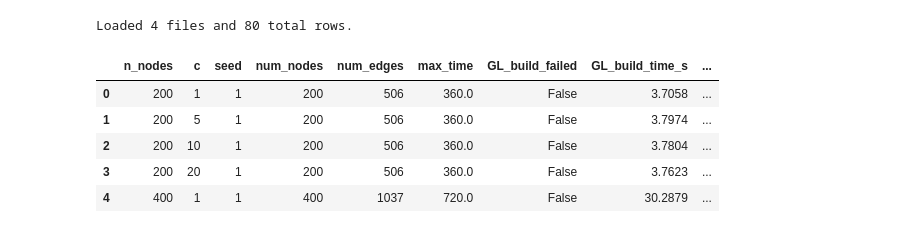
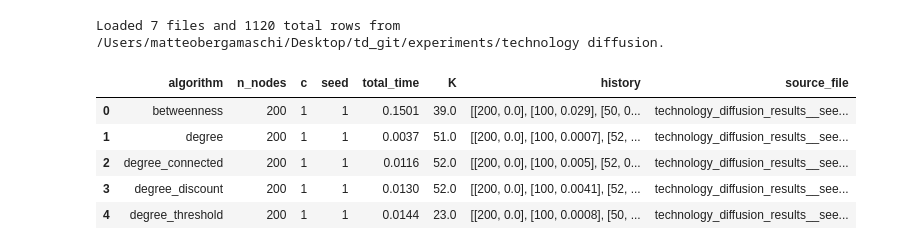
Before and after one commit to Berga53/Technology-Diffusion, a Jupyter notebook: notebooks/results.ipynb, the cells around one changed output. Saved outputs shown, nothing was run; the diff lists cells and outputs as text; code cells hidden in the pictures.

```diff
--- a/notebooks/results.ipynb
+++ b/notebooks/results.ipynb
@@ -23,28 +25,40 @@ figures_dir.mkdir(parents=True, exist_ok=True)
 # %%
 project_root = Path.cwd()
 if not (project_root / "experiments").exists():
     project_root = project_root.parent
 
-csv_files = sorted(project_root.rglob("technology_diffusion_results__seed-*.csv"))
+results_dir = project_root / "experiments" / "technology diffusion"
+if not results_dir.exists():
+    raise FileNotFoundError(f"Results directory not found: {results_dir}")
 
-if not csv_files:
-    raise FileNotFoundError("No files matching 'technology_diffusion_results__seed-*.csv' were found.")
+result_csv_files = sorted(results_dir.glob("technology_diffusion_results__*.csv"))
+if not result_csv_files:
+    fallback = results_dir / "technology_diffusion_results.csv"
+    if fallback.exists():
+        result_csv_files = [fallback]
+
+if not result_csv_files:
+    raise FileNotFoundError("No technology_diffusion_results CSV files were found.")
 
 frames = []
-for file in csv_files:
+for file in result_csv_files:
     df = pd.read_csv(file)
     df["source_file"] = file.name
     frames.append(df)
 
 df_results = pd.concat(frames, ignore_index=True)
 
-print(f"Loaded {len(csv_files)} files and {len(df_results)} total rows.")
+for col in ["n_nodes", "c", "seed", "total_time", "K"]:
+    if col in df_results.columns:
+        df_results[col] = pd.to_numeric(df_results[col], errors="coerce")
+
+print(f"Loaded {len(result_csv_files)} files and {len(df_results)} total rows from {results_dir}.")
 df_results.head()
 # %% [output]
-Loaded 4 files and 80 total rows.
+Loaded 7 files and 1120 total rows from /Users/matteobergamaschi/Desktop/td_git/experiments/technology diffusion.
-|  | n_nodes | c | seed | num_nodes | num_edges | max_time | GL_build_failed | GL_build_time_s | ... |
-| 0 | 200 | 1 | 1 | 200 | 506 | 360.0 | False | 3.7058 | ... |
-| 1 | 200 | 5 | 1 | 200 | 506 | 360.0 | False | 3.7974 | ... |
-| 2 | 200 | 10 | 1 | 200 | 506 | 360.0 | False | 3.7804 | ... |
-| 3 | 200 | 20 | 1 | 200 | 506 | 360.0 | False | 3.7623 | ... |
-| 4 | 400 | 1 | 1 | 400 | 1037 | 720.0 | False | 30.2879 | ... |
+|  | algorithm | n_nodes | c | seed | total_time | K | history | source_file |
+| 0 | betweenness | 200 | 1 | 1 | 0.1501 | 39.0 | [[200, 0.0], [100, 0.029], [50, 0... | technology_diffusion_results__see... |
+| 1 | degree | 200 | 1 | 1 | 0.0037 | 51.0 | [[200, 0.0], [100, 0.0007], [52, ... | technology_diffusion_results__see... |
+| 2 | degree_connected | 200 | 1 | 1 | 0.0116 | 52.0 | [[200, 0.0], [100, 0.005], [52, 0... | technology_diffusion_results__see... |
+| 3 | degree_discount | 200 | 1 | 1 | 0.0130 | 52.0 | [[200, 0.0], [100, 0.0041], [52, ... | technology_diffusion_results__see... |
+| 4 | degree_threshold | 200 | 1 | 1 | 0.0144 | 23.0 | [[200, 0.0], [100, 0.0008], [50, ... | technology_diffusion_results__see... |
```
Also changed, not shown: parts of 6 cells of this notebook, 32 other files.
